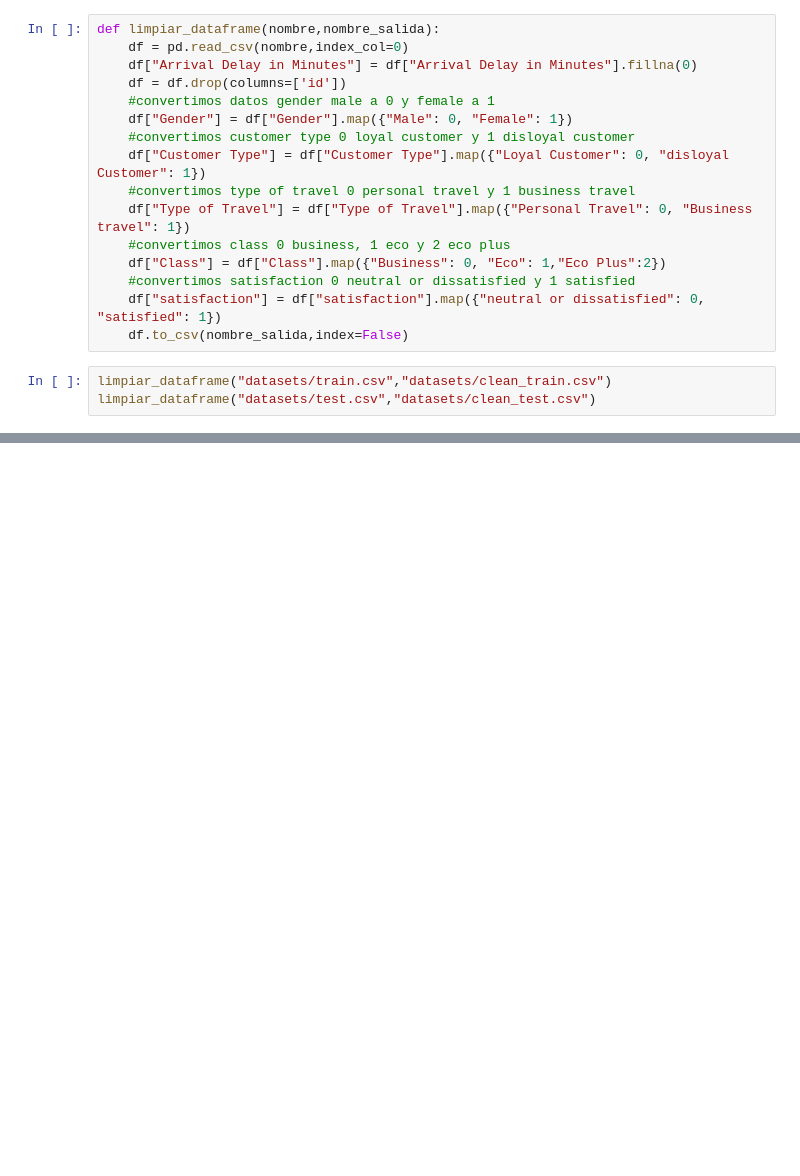
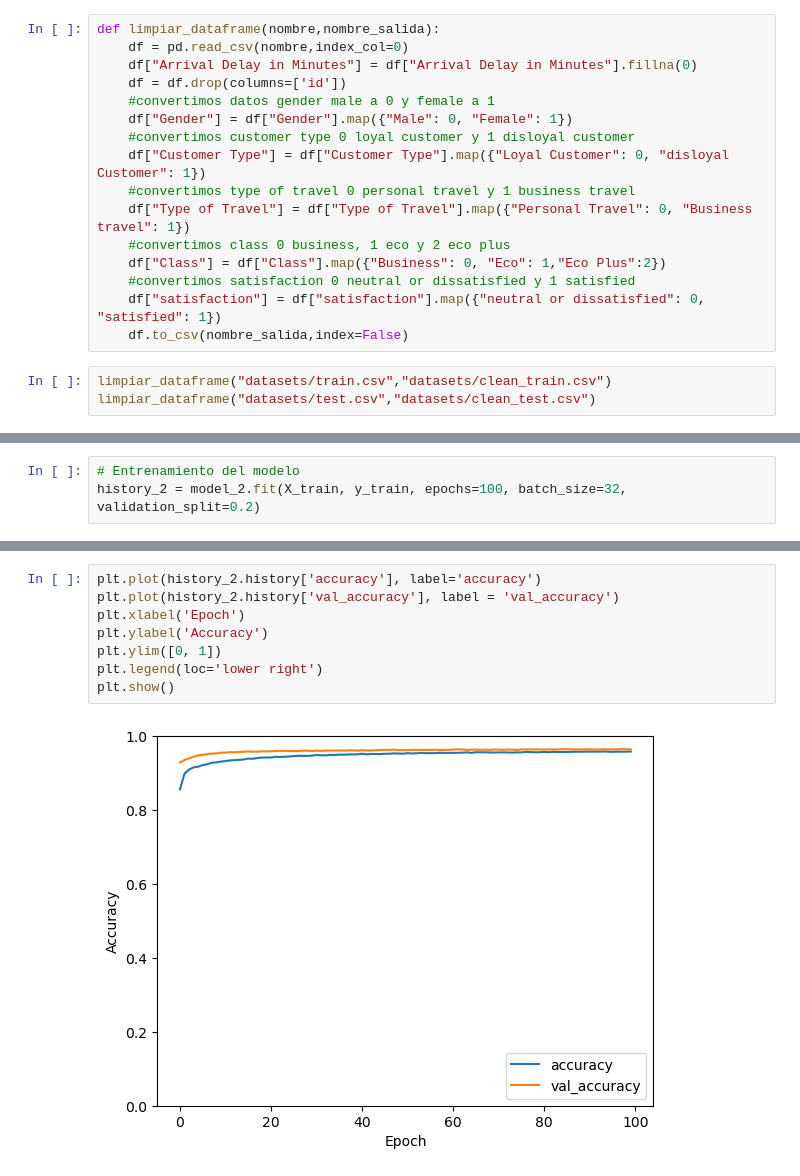
Before and after one commit to DayanAguilar/sist_int_final_project, a Jupyter notebook: modelling-preprocessing.ipynb, the cells around one changed output, grey strips where cells are left out. Saved outputs shown, nothing was run; the diff lists cells and outputs as text; blank space fills up the shorter version.

```diff
--- a/modelling-preprocessing.ipynb
+++ b/modelling-preprocessing.ipynb
@@ -22,0 +122,3 @@ limpiar_dataframe("datasets/test.csv","datasets/clean_test.csv")
+# %%
+# Entrenamiento del modelo
+history_2 = model_2.fit(X_train, y_train, epochs=100, batch_size=32, validation_split=0.2)
@@ -22,0 +180,10 @@ limpiar_dataframe("datasets/test.csv","datasets/clean_test.csv")
+# %%
+plt.plot(history_2.history['accuracy'], label='accuracy')
+plt.plot(history_2.history['val_accuracy'], label = 'val_accuracy')
+plt.xlabel('Epoch')
+plt.ylabel('Accuracy')
+plt.ylim([0, 1])
+plt.legend(loc='lower right')
+plt.show()
+# %% [output]
+[figure, added]
```
Also changed, not shown: parts of 21 cells of this notebook.
